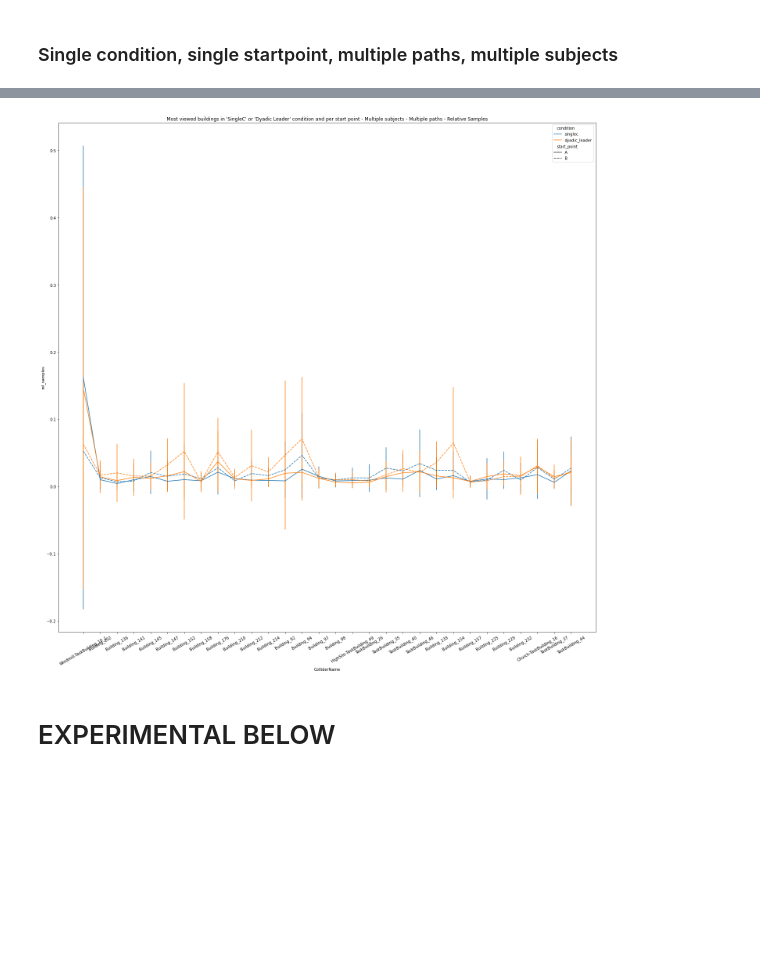
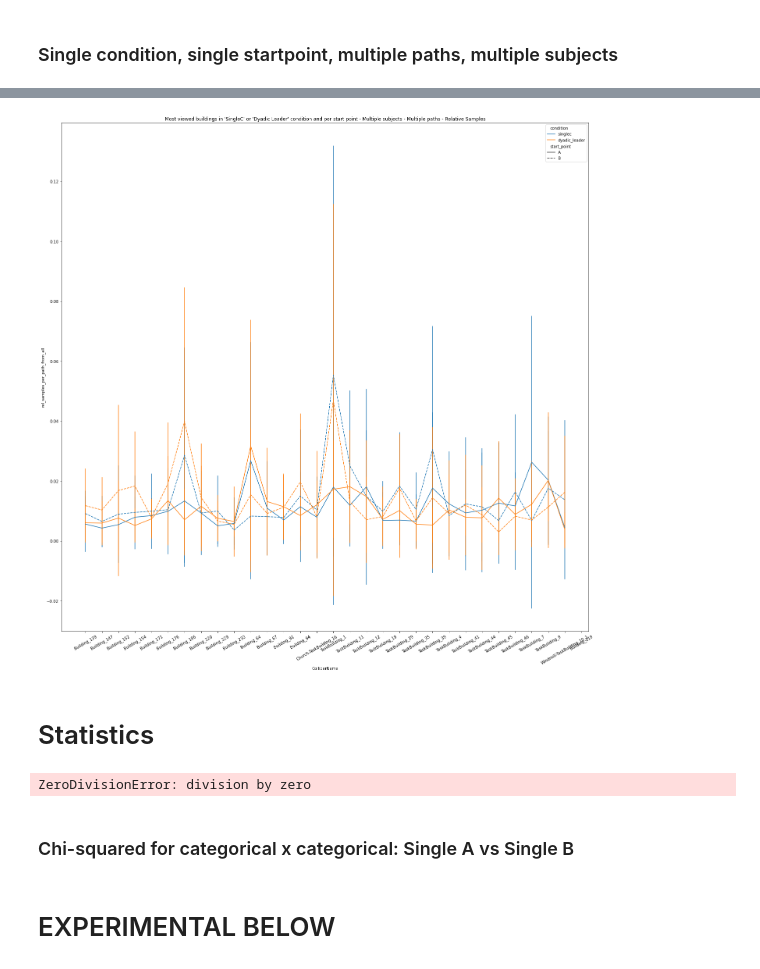
Before and after one commit to lucasessmann/GTA_ET, a Jupyter notebook: IndividualPathAnalysis.ipynb, the cells around one changed output, grey strips where cells are left out. Cells and saved outputs as stored; diff of their text form; code cells hidden in the pictures; blank space fills up the shorter version.

```diff
--- a/IndividualPathAnalysis.ipynb
+++ b/IndividualPathAnalysis.ipynb
@@ -434,16 +573,28 @@ plt.show()
 
 data_df = rel_agg_df.copy(deep=True)
 
+# Create a sorted collider names list, with top houses in the beginning
+# Use for categorical data in the dataframe for nice plotting
+collider_name_list = top_house_names.copy()
+collider_name_list.sort()
+for collider in data_df["ColliderName"]:
+    if collider not in collider_name_list:
+        collider_name_list.append(collider)
+data_df["ColliderName"] = pd.Categorical(data_df["ColliderName"],
+                                   categories=collider_name_list,
+                                   ordered=True)
+
 # filter
 data_df = data_df[(data_df["ColliderName"].isin(top_house_names))]
 data_df = data_df[data_df["condition"] == "dyadic_leader"]
+data_df = data_df[(data_df["PathNumber"] != 0)] # exclude test path
 
 
 # plot
 fig, ax = plt.subplots(1,1,figsize=(20,20), squeeze = False)
 
 # Single"
-g = sns.lineplot(data=data_df, x="ColliderName", y="rel_samples", hue="condition", style="start_point", err_style="bars", ci="sd", ax = ax[0,0])
+g = sns.lineplot(data=data_df, x="ColliderName", y="rel_samples_per_path_from_all", hue="condition", style="start_point", err_style="bars", ci="sd", ax = ax[0,0])
 plt.xticks(rotation = 30)
 ax[0,0].title.set_text("Most viewed buildings in 'Dyadic Leader' condition and per start point - Multiple subjects - Multiple paths - Relative Samples")
 
@@ -457,16 +608,28 @@ plt.show()
 
 data_df = rel_agg_df.copy(deep=True)
 
+# Create a sorted collider names list, with top houses in the beginning
+# Use for categorical data in the dataframe for nice plotting
+collider_name_list = top_house_names.copy()
+collider_name_list.sort()
+for collider in data_df["ColliderName"]:
+    if collider not in collider_name_list:
+        collider_name_list.append(collider)
+data_df["ColliderName"] = pd.Categorical(data_df["ColliderName"],
+                                   categories=collider_name_list,
+                                   ordered=True)
+
 # filter
 data_df = data_df[(data_df["ColliderName"].isin(top_house_names))]
 data_df = data_df[(data_df["condition"] == "dyadic_leader") | (data_df["condition"] == "dyadic_follower")]
+data_df = data_df[(data_df["PathNumber"] != 0)] # exclude test path
 
 
 # plot
 fig, ax = plt.subplots(1,1,figsize=(20,20), squeeze = False)
 
 # Single"
-g = sns.lineplot(data=data_df, x="ColliderName", y="rel_samples", hue="condition", style="start_point", err_style="bars", ci="sd", ax = ax[0,0])
+g = sns.lineplot(data=data_df, x="ColliderName", y="rel_samples_per_path_from_all", hue="condition", style="start_point", err_style="bars", ci="sd", ax = ax[0,0])
 plt.xticks(rotation = 30)
 ax[0,0].title.set_text("Most viewed buildings in 'Dyadic Leader' or 'Dyadic Follower' condition and per start point - Multiple subjects - Multiple paths - Relative Samples")
 
@@ -478,23 +641,41 @@ plt.show()
 # %%
 # Only SingleC and Dyadic Leader
 
 data_df = rel_agg_df.copy(deep=True)
 
+# Create a sorted collider names list, with top houses in the beginning
+# Use for categorical data in the dataframe for nice plotting
+collider_name_list = top_house_names.copy()
+collider_name_list.sort()
+for collider in data_df["ColliderName"]:
+    if collider not in collider_name_list:
+        collider_name_list.append(collider)
+data_df["ColliderName"] = pd.Categorical(data_df["ColliderName"],
+                                   categories=collider_name_list,
+                                   ordered=True)
+
 # filter
 data_df = data_df[(data_df["ColliderName"].isin(top_house_names))]
 data_df = data_df[(data_df["condition"] == "singlec") | (data_df["condition"] == "dyadic_leader")]
+data_df = data_df[(data_df["PathNumber"] != 0)] # exclude test path
 
 
 # plot
 fig, ax = plt.subplots(1,1,figsize=(20,20), squeeze = False)
 
 # Single"
-g = sns.lineplot(data=data_df, x="ColliderName", y="rel_samples", hue="condition", style="start_point", err_style="bars", ci="sd", ax = ax[0,0])
+g = sns.lineplot(data=data_df, x="ColliderName", y="rel_samples_per_path_from_all", hue="condition", style="start_point", err_style="bars", ci="sd", ax = ax[0,0])
 plt.xticks(rotation = 30)
 ax[0,0].title.set_text("Most viewed buildings in 'SingleC' or 'Dyadic Leader' condition and per start point - Multiple subjects - Multiple paths - Relative Samples")
 
 
 fig.tight_layout()
 plt.show()
 # %% [output]
-[figure, old version]
+[figure, new version]
+# %% [markdown]
+# Statistics
+# %%
+print(1/0)
+# %% [output]
+ZeroDivisionError: division by zero
@@ -500,0 +685,2 @@ plt.show()
+# %% [markdown]
+### Chi-squared for categorical x categorical: Single A vs Single B
```
Also changed, not shown: parts of 24 cells of this notebook.
